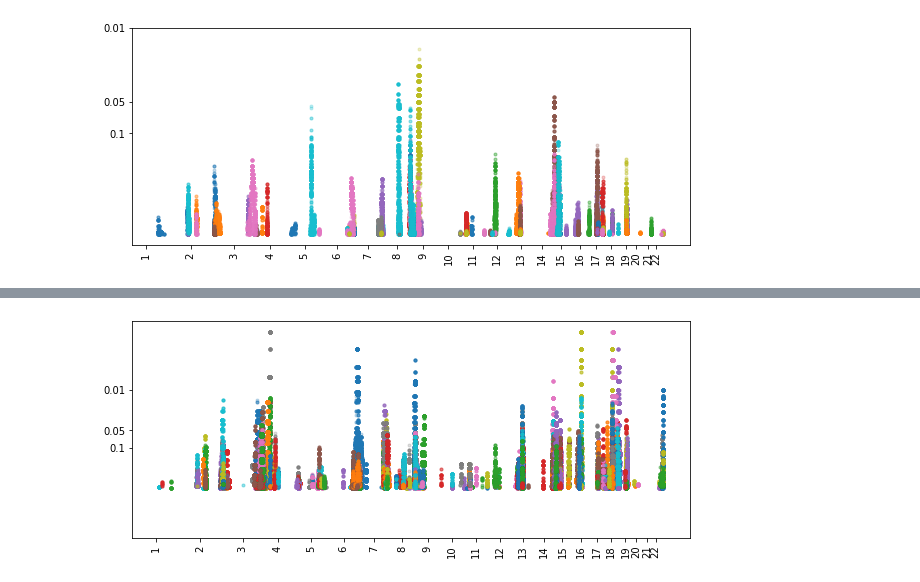
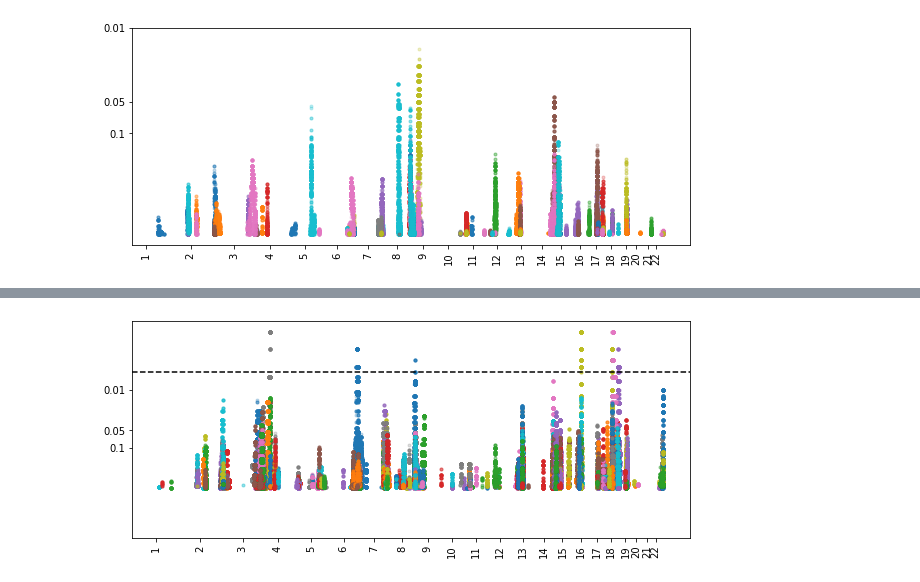
Before and after one commit to kpaskov/SibpairLinkage, a Jupyter notebook: analysis/Manhattan.ipynb, the cells around one changed output, grey strips where cells are left out. Drawn from its saved outputs; the diff is of its cells as text; code cells hidden in the pictures.

```diff
--- a/analysis/Manhattan.ipynb
+++ b/analysis/Manhattan.ipynb
@@ -107,13 +108,14 @@ print(pvalues_comb.shape)
 # %%
 fig, subplots = plt.subplots(1, 1, figsize=(10, 4), sharey=True, sharex=True)
 
 for i in range(len(combos)):
     indices = pvalues_comb[i, :]<0.5
     subplots.scatter(x[indices], np.clip(0, -np.log10(pvalues_comb[i, indices]), 3), marker='.', alpha=0.25)
 
 
 plt.xticks([chrom_to_offset[x] for x in range(1, 23)], [str(x) for x in range(1, 23)], rotation=90)
 plt.yticks(-np.log10([0.1, 0.05, 0.01]), ['0.1', '0.05', '0.01'])
+plt.axhline(-np.log10(0.005), color='black', linestyle='--')
 plt.show()
 # %% [output]
-[figure, old version]
+[figure, new version]
```
Also changed, not shown: parts of 3 cells of this notebook, 1 other file.
